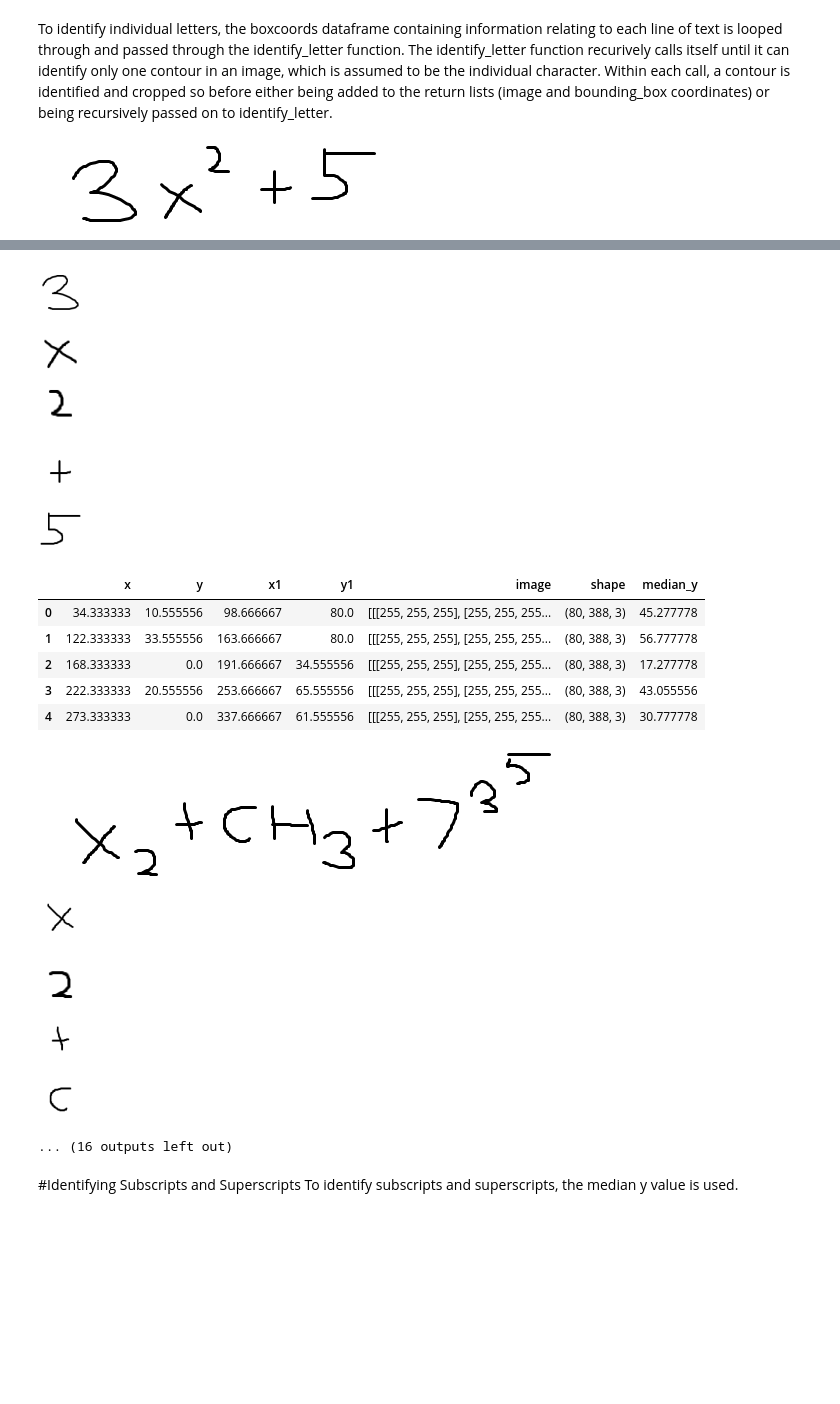
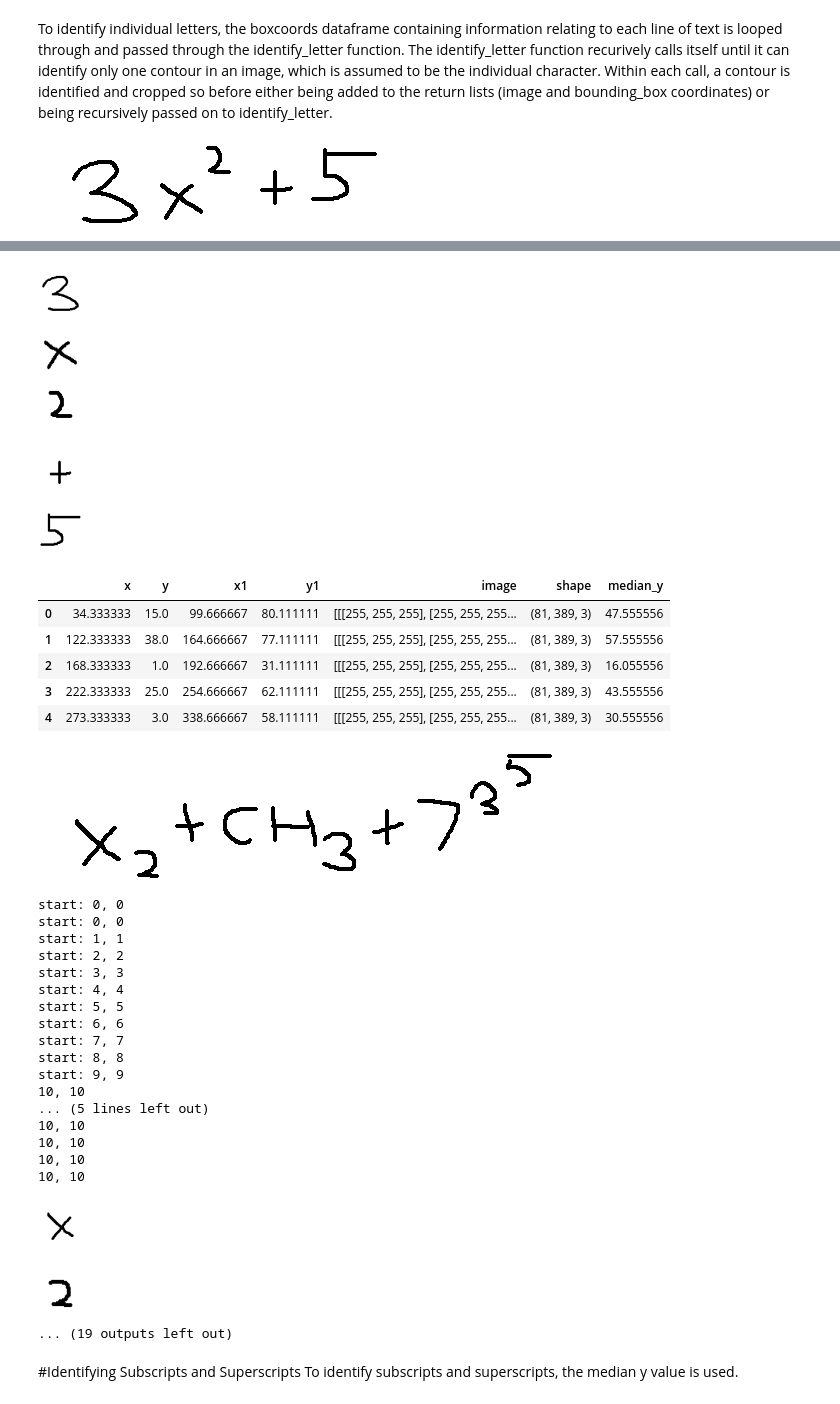
Before and after one commit to muvision/cm-mathvision, a Jupyter notebook: OpenCV.ipynb, the cells around one changed output, grey strips where cells are left out. Drawn from its saved outputs; the diff is of its cells as text; code cells hidden in the pictures; blank space fills up the shorter version.

```diff
--- a/OpenCV.ipynb
+++ b/OpenCV.ipynb
@@ -485,6 +509,7 @@ Returns:
 
 '''
 def identify_letter(image, line_images, single_bounding_box, x1, y1, iter, dmx,dmy):
+  print(f'start: {len(line_images)}, {len(single_bounding_box)}')
   resize = 3
   if not hasattr(image,'shape'):
     return
@@ -502,7 +527,10 @@ def identify_letter(image, line_images, single_bounding_box, x1, y1, iter, dmx,d
   (dilation, inverted_dilation) = prepare_image(sharpened, (dmx,dmy))
   cntrs_line, hierarchy = cv2.findContours(dilation, cv2.RETR_EXTERNAL,
                                                    cv2.CHAIN_APPROX_NONE)
+  #cntrs_line = sorted(cntrs_line, key=lambda ctr: cv2.boundingRect(ctr)[0])
+
   sharpened_copy = image.copy()
+  #cntrs_line = clean_cntrs(cntrs_line, (image.shape[1] * resize, image.shape[0] * resize))
 
   if len(cntrs_line) == 1:
     # Base case
@@ -521,12 +549,13 @@ def identify_letter(image, line_images, single_bounding_box, x1, y1, iter, dmx,d
     # Need to base the contour coordinates based on x1, x2, y1, y2 values.
     single_bound_box = identify_letter_helper(single_bound_box, x1, y1, resize, iter)
     for i in range(len(arr)):
-      (tmp_line_images, tmp_box) = identify_letter(arr[i], line_images, single_bound_box,
+      (tmp_line_images, tmp_box) = identify_letter(arr[i], line_images, single_bounding_box,
                                                    single_bound_box[i][0],
-                                                   single_bound_box[i][1], iter+1, 1, 100)
+                                                   single_bound_box[i][1], iter+1, 1, 20)
       if(len(tmp_line_images) > 1):
         line_images = tmp_line_images
         single_bounding_box = tmp_box
+
       else:
         line_images = line_images + tmp_line_images
         single_bounding_box = single_bounding_box + tmp_box
@@ -580,24 +609,26 @@ for i in range(len(boxcoords.index)):
   line_coords = pd.DataFrame([], )
   line_label = ['x', 'y', 'x1', 'y1', 'image', 'shape']
   for i in range(len(line_images)):
+    print(f'{len(single_bounding_box)}, {len(line_images)}')
     resized_img = resize(line_images[i], 45, 45, b_color)
-    line_coords = pd.concat( [line_coords, pd.DataFrame([single_bounding_box[i][0], single_bounding_box[i][1], single_bounding_box[i][2], single_bounding_box[i][3], resized_img, img_shape])], axis='columns')
+    line_coords = pd.concat([line_coords, pd.DataFrame([single_bounding_box[i][0], single_bounding_box[i][1], single_bounding_box[i][2], single_bounding_box[i][3], resized_img, img_shape])], axis='columns')
 
-  line_coords = line_coords.transpose()
-  line_coords.columns=line_label
-  line_coords = line_coords.reset_index()
+  if (len(line_coords) > 1):
+    line_coords = line_coords.transpose()
+    line_coords.columns=line_label
+    line_coords = line_coords.reset_index()
 
-  line_coords = line_coords.sort_values('x', ascending=[True])
-  line_coords = line_coords.reset_index()
-  line_coords = line_coords.drop(columns=['level_0','index'])
+    line_coords = line_coords.sort_values('x', ascending=[True])
+    line_coords = line_coords.reset_index()
+    line_coords = line_coords.drop(columns=['level_0','index'])
 
-  median_y = []
+    median_y = []
 
-  for i in range(len(line_coords)):
-    cv2_imshow(line_coords.iloc[i, 4])
-    median_y.append((line_coords['y'].iloc[i] + line_coords['y1'].iloc[i])/2)
-  line_coords['median_y'] = median_y
-  line_info.append(line_coords)
-  display(line_coords)
+    for i in range(len(line_coords)):
+      cv2_imshow(line_coords.iloc[i, 4])
+      median_y.append((line_coords['y'].iloc[i] + line_coords['y1'].iloc[i])/2)
+    line_coords['median_y'] = median_y
+    line_info.append(line_coords)
+    display(line_coords)
 # %% [output]
 [figure]
@@ -604,20 +646,35 @@ for i in range(len(boxcoords.index)):
 [figure]
 [figure]
 [figure]
 [figure]
 [figure]
 |  | x | y | x1 | y1 | image | shape | median_y |
-| 0 | 34.333333 | 10.555556 | 98.666667 | 80.0 | [[[255, 255, 255], [255, 255, 255... | (80, 388, 3) | 45.277778 |
-| 1 | 122.333333 | 33.555556 | 163.666667 | 80.0 | [[[255, 255, 255], [255, 255, 255... | (80, 388, 3) | 56.777778 |
-| 2 | 168.333333 | 0.0 | 191.666667 | 34.555556 | [[[255, 255, 255], [255, 255, 255... | (80, 388, 3) | 17.277778 |
-| 3 | 222.333333 | 20.555556 | 253.666667 | 65.555556 | [[[255, 255, 255], [255, 255, 255... | (80, 388, 3) | 43.055556 |
-| 4 | 273.333333 | 0.0 | 337.666667 | 61.555556 | [[[255, 255, 255], [255, 255, 255... | (80, 388, 3) | 30.777778 |
+| 0 | 34.333333 | 15.0 | 99.666667 | 80.111111 | [[[255, 255, 255], [255, 255, 255... | (81, 389, 3) | 47.555556 |
+| 1 | 122.333333 | 38.0 | 164.666667 | 77.111111 | [[[255, 255, 255], [255, 255, 255... | (81, 389, 3) | 57.555556 |
+| 2 | 168.333333 | 1.0 | 192.666667 | 31.111111 | [[[255, 255, 255], [255, 255, 255... | (81, 389, 3) | 16.055556 |
+| 3 | 222.333333 | 25.0 | 254.666667 | 62.111111 | [[[255, 255, 255], [255, 255, 255... | (81, 389, 3) | 43.555556 |
+| 4 | 273.333333 | 3.0 | 338.666667 | 58.111111 | [[[255, 255, 255], [255, 255, 255... | (81, 389, 3) | 30.555556 |
 [figure]
+start: 0, 0
+start: 0, 0
+start: 1, 1
+start: 2, 2
+start: 3, 3
+start: 4, 4
+start: 5, 5
+start: 6, 6
+start: 7, 7
+start: 8, 8
+start: 9, 9
+10, 10
+... (5 lines left out)
+10, 10
+10, 10
+10, 10
+10, 10
 [figure]
 [figure]
-[figure, removed]
-[figure, removed]
-... (16 outputs left out)
+... (19 outputs left out)
 # %% [markdown]
 #Identifying Subscripts and Superscripts
 To identify subscripts and superscripts, the median y value is used.
```
Also changed, not shown: parts of 12 cells of this notebook.
